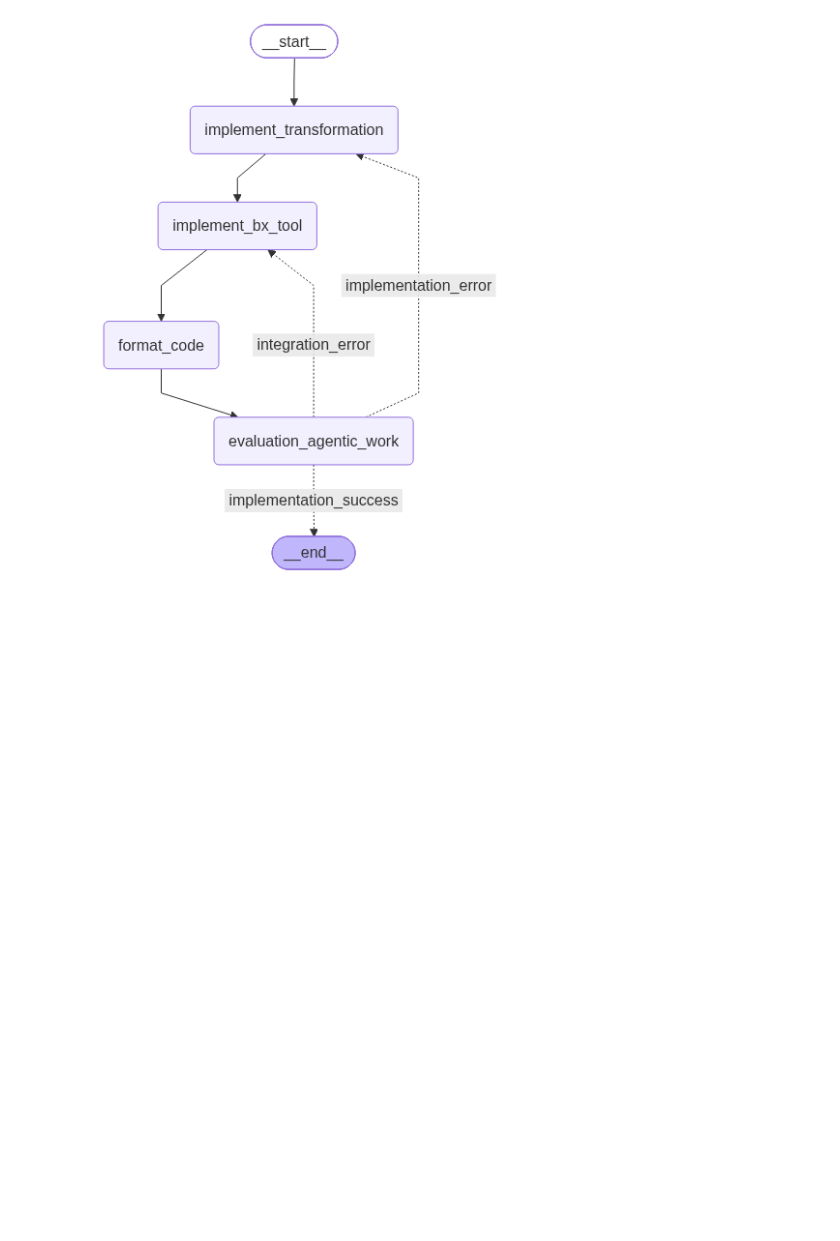
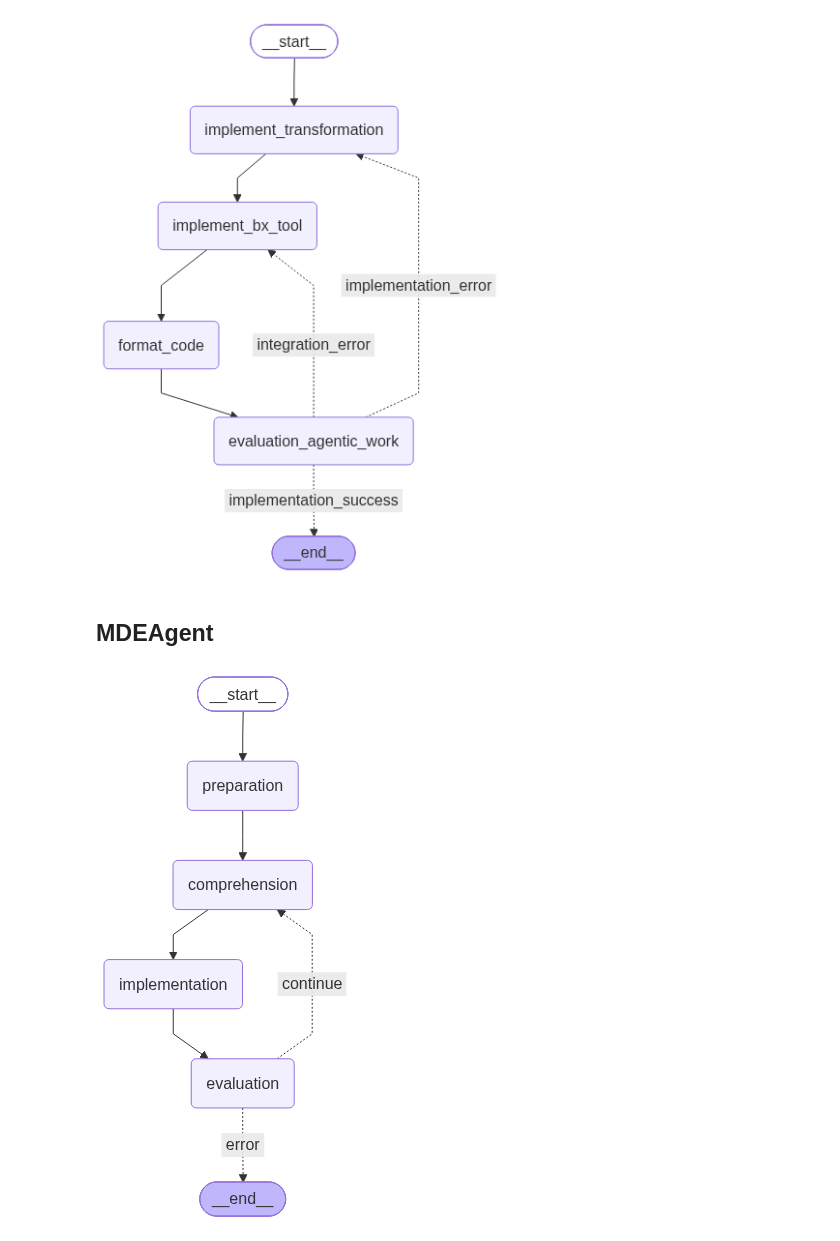
Before and after one commit to BequemeDecke/bxAgent, a Jupyter notebook: notebooks/node_graph_prints.ipynb, the cells around one changed output. Drawn from its saved outputs; the diff is of its cells as text; code cells hidden in the pictures; blank space fills up the shorter version.

```diff
--- a/notebooks/node_graph_prints.ipynb
+++ b/notebooks/node_graph_prints.ipynb
@@ -79,3 +79,12 @@ implementation_graph = build_implementation_graph(executor, Path(), Path()).comp
 implementation_graph
 # %% [output]
 [figure]
+# %% [markdown]
+## MDEAgent
+# %%
+from mdeagent.agent import build_mdeagent
+
+graph = build_mdeagent(executor, Path(), Path()).compile()
+graph
+# %% [output]
+[figure, added]
```
Also changed, not shown: parts of 2 cells of this notebook, 9 other files.
